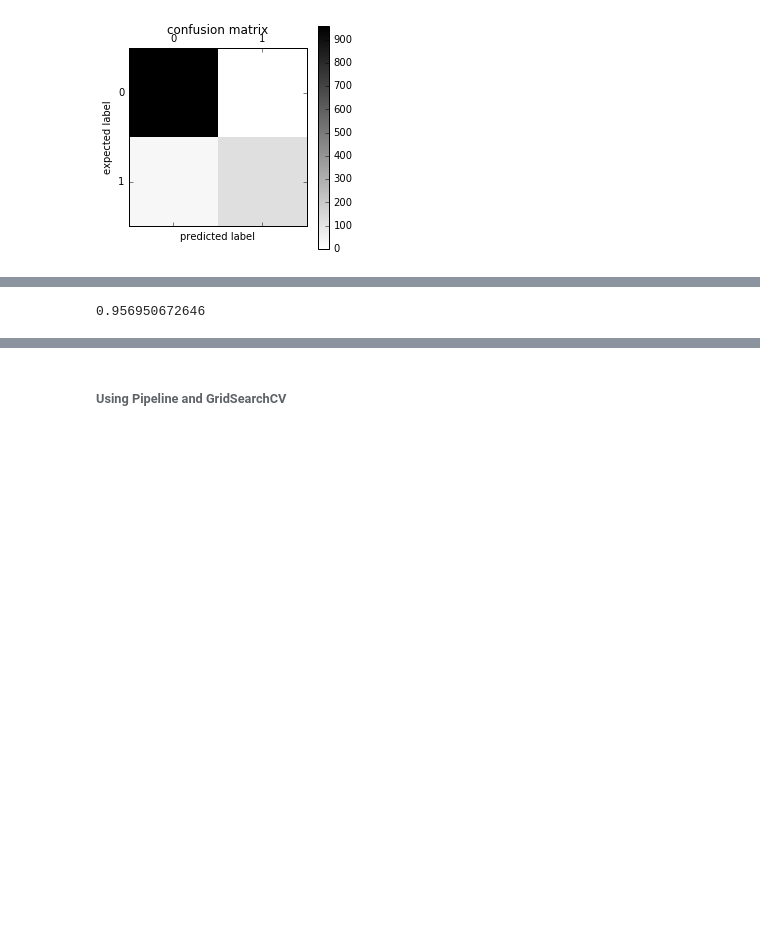
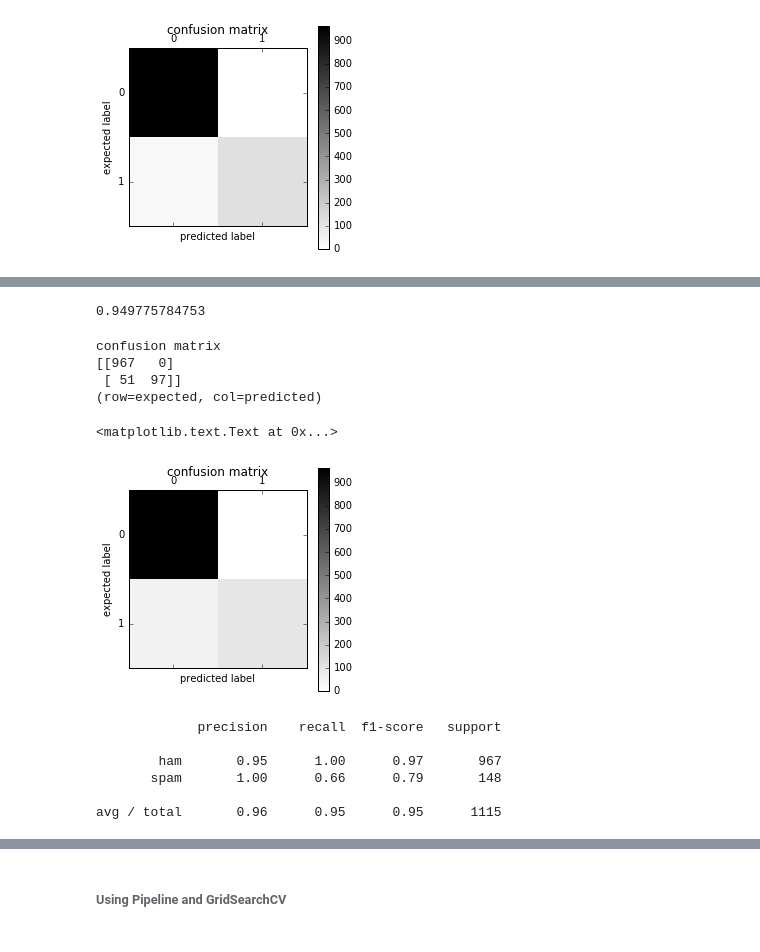
Before and after one commit to priyalaggarwal/spam, a Jupyter notebook: SMS Spam 2.ipynb, the cells around one changed output, grey strips where cells are left out. Cells and saved outputs as stored; diff of their text form; code cells hidden in the pictures; blank space fills up the shorter version.

```diff
--- a/SMS Spam 2.ipynb
+++ b/SMS Spam 2.ipynb
@@ -228,5 +227,31 @@ avg / total       0.97      0.97      0.97      1115
 # %%
 #Naive Bayes Accuracy
-print accuracy_score(y_test, y_pred_nb)
+print metrics.accuracy_score(y_test, y_pred_nb)
 # %% [output]
-0.956950672646
+0.949775784753
+# %%
+print 'confusion matrix\n', confusion_matrix(y_test, y_pred_nb)
+print '(row=expected, col=predicted)'
+# %% [output]
+confusion matrix
+[[967   0]
+ [ 51  97]]
+(row=expected, col=predicted)
+# %%
+plt.matshow(confusion_matrix(y_test, y_pred_nb), cmap=plt.cm.binary, interpolation='nearest')
+plt.title('confusion matrix')
+plt.colorbar()
+plt.ylabel('expected label')
+plt.xlabel('predicted label')
+# %% [output]
+<matplotlib.text.Text at 0x...>
+[figure, added]
+# %%
+print classification_report(y_test, y_pred_nb)
+# %% [output]
+             precision    recall  f1-score   support
+
+        ham       0.95      1.00      0.97       967
+       spam       1.00      0.66      0.79       148
+
+avg / total       0.96      0.95      0.95      1115
```
Also changed, not shown: parts of 40 cells of this notebook.
